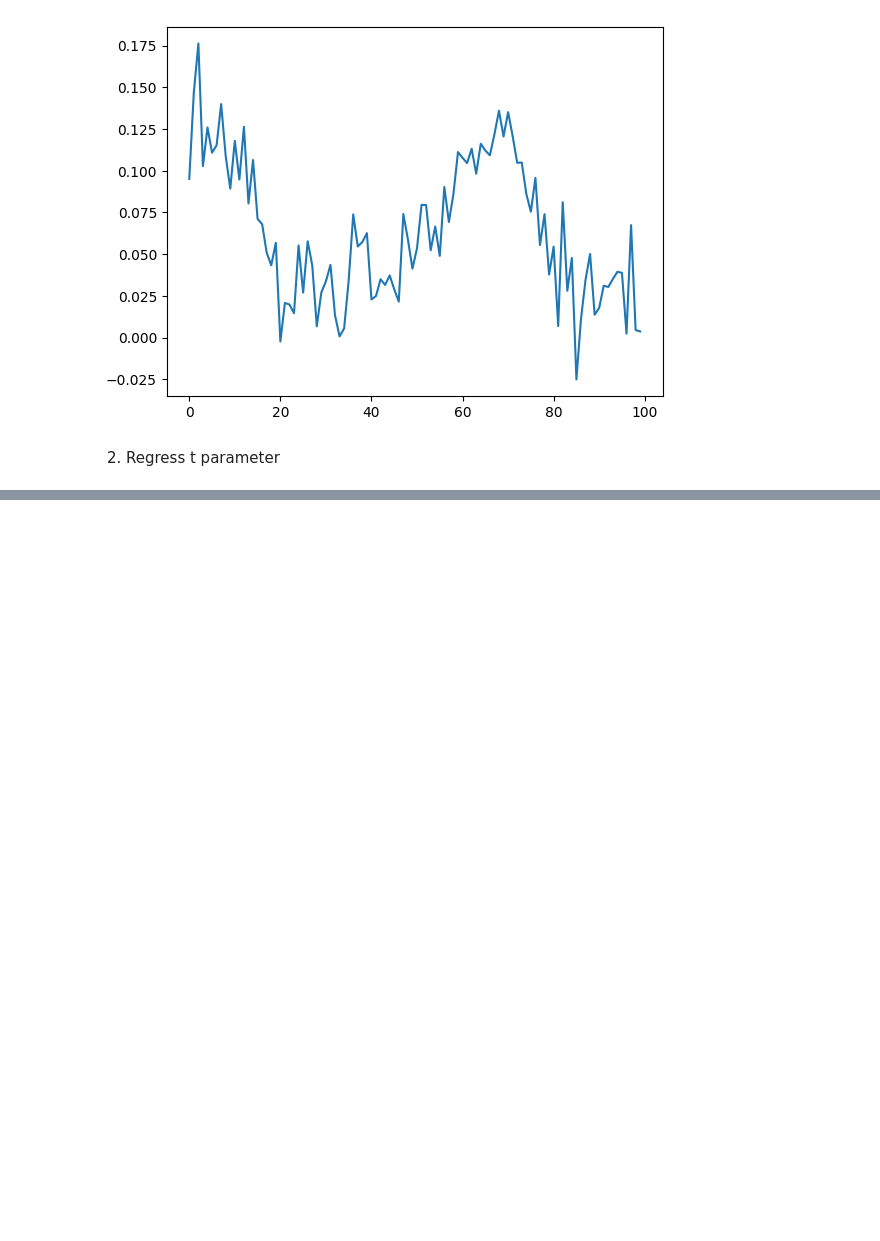
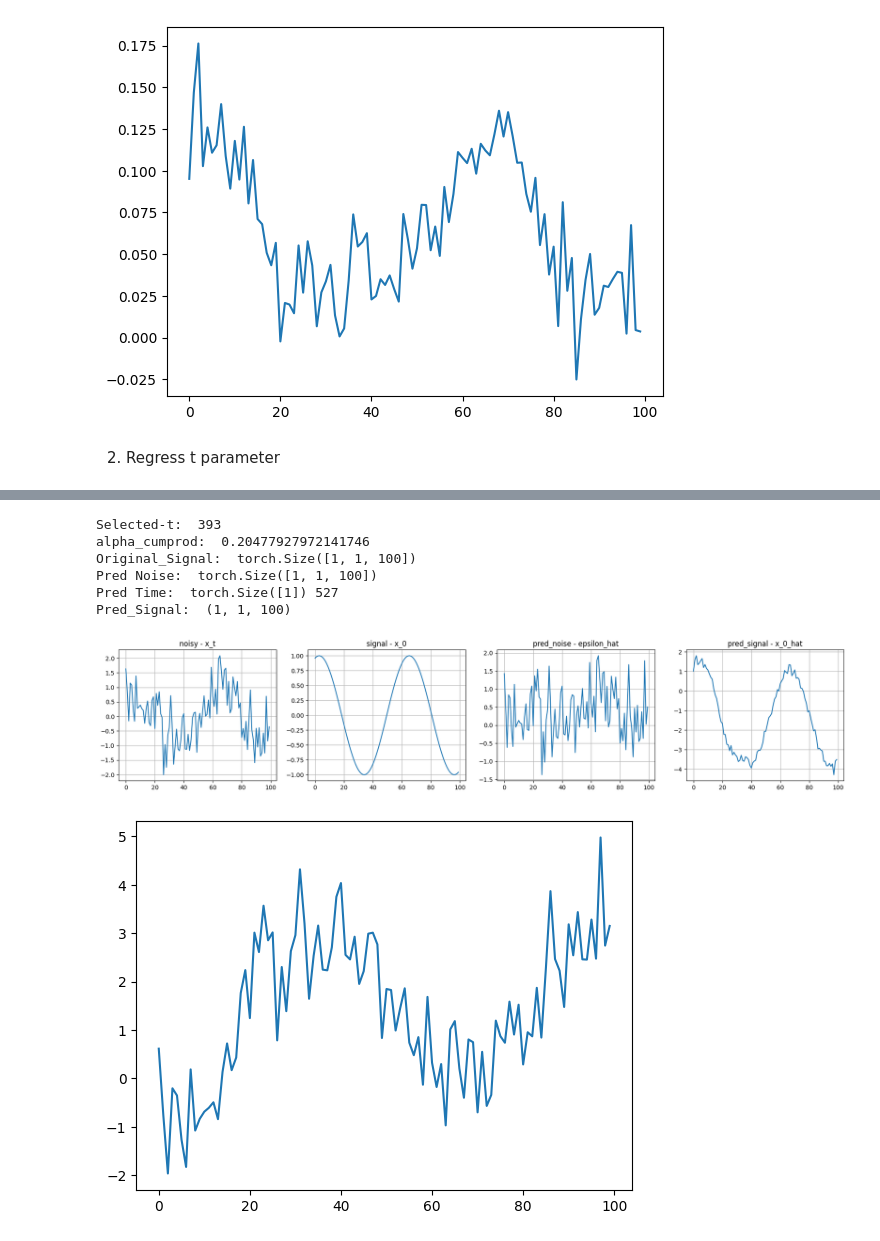
Before and after one commit to AlikMon88/Gibbs-Diff, a Jupyter notebook: unit_main_denoise.ipynb, the cells around one changed output, grey strips where cells are left out. Cells and saved outputs as stored; diff of their text form; code cells hidden in the pictures; blank space fills up the shorter version.

Commit message:
add noise

```diff
--- a/unit_main_denoise.ipynb
+++ b/unit_main_denoise.ipynb
@@ -520,0 +469,73 @@ where \( C \) is an arbitrary constant.
+# %%
+timesteps = 1000
+test_t = 393
+print('Selected-t: ', test_t)
+test_t = torch.tensor([test_t])
+
+scale = 1000 / timesteps
+beta_start = scale * 0.0001
+beta_end = scale * 0.02
+beta = torch.linspace(beta_start, beta_end, timesteps, dtype = torch.float64)
+
+alpha = 1. - beta
+alpha_cumprod = torch.cumprod(alpha, dim=0)[test_t[0]]
+inv_sqrt_alpha_cumprod = 1/(np.sqrt(alpha_cumprod))
+sqrt_one_minus_alpha_cumprod = np.sqrt(1 - alpha_cumprod)
+
+print('alpha_cumprod: ', alpha_cumprod.item())
+
+x_0 = torch.unsqueeze(torch.unsqueeze(signal_train[4], dim=0), dim=0)
+print('Original_Signal: ', x_0.shape)
+
+### use a randomly noised x_t (Unknown)
+x_t = diffusion.q_sample(x_start=x_0, t=test_t)
+preds = diffusion.model_predictions(x_t)
+pred_noise, pred_t = preds.pred_noise, preds.pred_t
+
+print('Pred Noise: ', pred_noise.shape)
+print('Pred Time: ', pred_t.shape, pred_t.item())
+
+alpha = 1. - beta
+alpha_cumprod = torch.cumprod(alpha, dim=0)[pred_t.item()]
+inv_sqrt_alpha_cumprod = 1/(np.sqrt(alpha_cumprod))
+sqrt_one_minus_alpha_cumprod = np.sqrt(1 - alpha_cumprod)
+
+x_0_hat = (inv_sqrt_alpha_cumprod * (x_t -  (sqrt_one_minus_alpha_cumprod * pred_noise))).detach().cpu().numpy()
+
+print('Pred_Signal: ', x_0_hat.shape)
+# %% [output]
+Selected-t:  393
+alpha_cumprod:  0.20477927972141746
+Original_Signal:  torch.Size([1, 1, 100])
+Pred Noise:  torch.Size([1, 1, 100])
+Pred Time:  torch.Size([1]) 527
+Pred_Signal:  (1, 1, 100)
+# %%
+fig, axs = plt.subplots(1, 4, figsize=(22, 4))
+
+noisy_x_t = x_t.detach().cpu().numpy()
+pred_noise_hat = pred_noise.detach().cpu().numpy()
+
+axs[0].plot(noisy_x_t[0][0])
+axs[0].set_title('noisy - x_t')
+axs[0].grid()
+
+axs[1].plot(x_0[0][0])
+axs[1].set_title('signal - x_0')
+axs[1].grid()
+
+axs[2].plot(pred_noise_hat[0][0])
+axs[2].set_title('pred_noise - epsilon_hat')
+axs[2].grid()
+
+axs[3].plot(x_0_hat[0][0])
+axs[3].set_title('pred_signal - x_0_hat')
+axs[3].grid()
+
+plt.show()
+
+plt.plot(noisy_x_t[0][0] - x_0_hat[0][0])
+plt.show()
+# %% [output]
+[figure, added]
+[figure, added]
```
Also changed, not shown: parts of 9 cells of this notebook, 21 other files.
